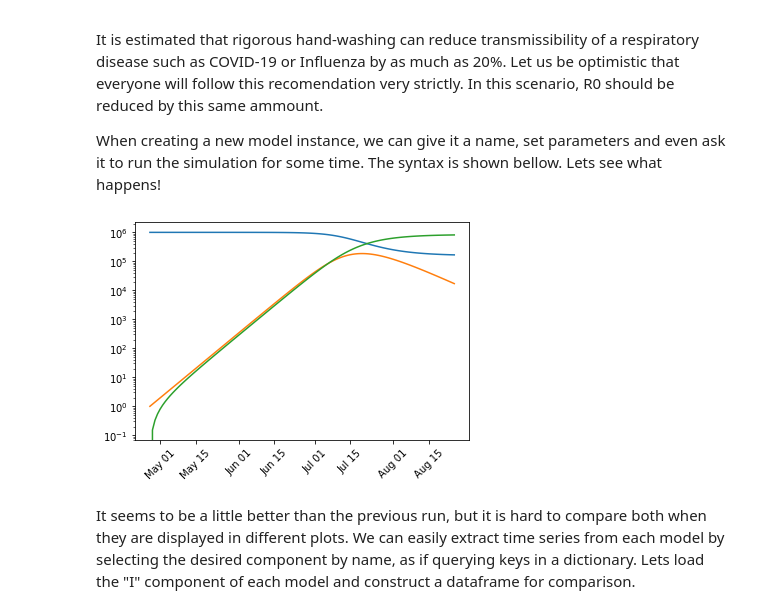
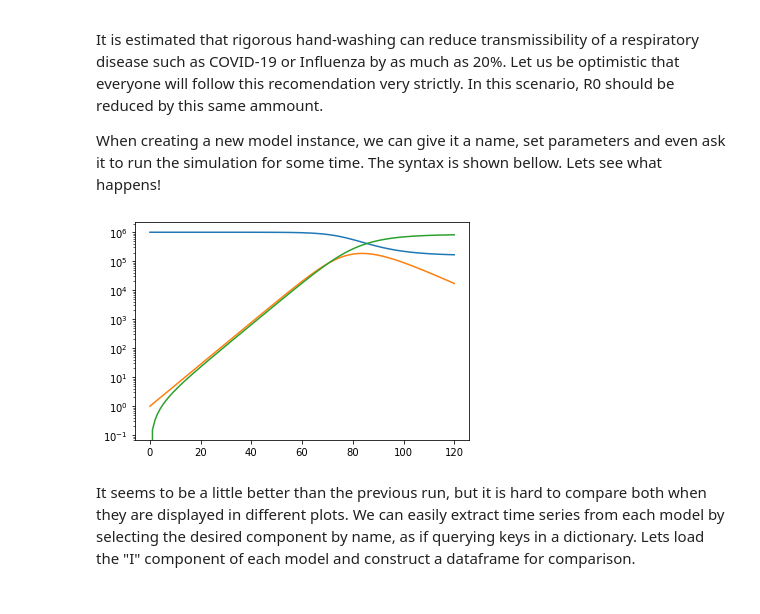
Before and after one commit to pydemic/pydemic, a Jupyter notebook: notebooks/intro.ipynb, the cells around one changed output. Cells and saved outputs as stored; diff of their text form; code cells hidden in the pictures.

```diff
--- a/notebooks/intro.ipynb
+++ b/notebooks/intro.ipynb
@@ -44,9 +43,9 @@ It is estimated that rigorous hand-washing can reduce transmissibility of a resp
 When creating a new model instance, we can give it a name, set parameters and even ask it to run the simulation for some time. The syntax is shown bellow. Lets see what happens!
 # %%
 m2 = SIR(R0=m.R0 * 0.8, run=120, name='SIR (hand washing)')
-m2.plot(dates=True)
+m2.plot()
 # %% [output]
-[figure, old version]
+[figure, new version]
 # %% [markdown]
 It seems to be a little better than the previous run, but it is hard to compare both when they are displayed in different plots. We can easily extract time series from each model by selecting the desired component by name, as if querying keys in a dictionary. Lets load the "I" component of each model and construct a dataframe for comparison.
 # %%
```
Also changed, not shown: parts of 13 cells of this notebook, 15 other files.
